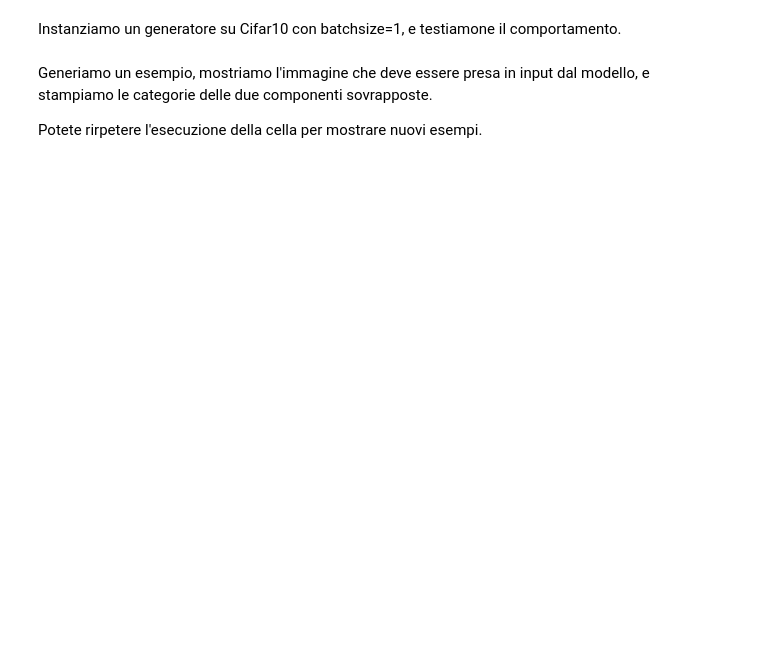
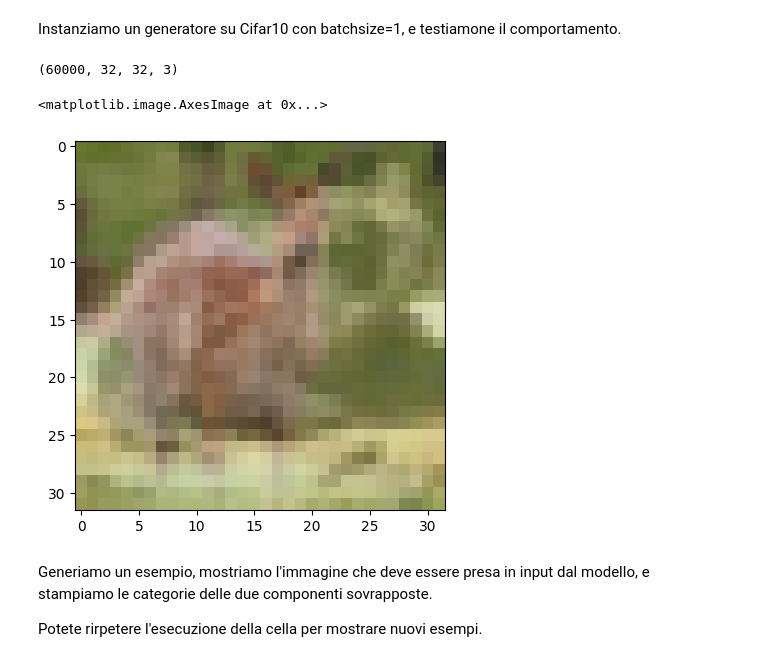
Before and after one commit to leonardo3130/project_AA, a Jupyter notebook: cifar_10_separation.ipynb, the cells around one changed output. Drawn from its saved outputs; the diff is of its cells as text; code cells hidden in the pictures; blank space fills up the shorter version.

```diff
--- a/cifar_10_separation.ipynb
+++ b/cifar_10_separation.ipynb
@@ -79,3 +156,12 @@ datagen = datagenerator(cifar10_x_train_1,cifar10_x_train_2,cifar10_y_train_1,ci
+# %%
+datagen = datagenerator(cifar10_x_train_1,cifar10_x_train_2,cifar10_y_train_1,cifar10_y_train_2,1)
+mini_data_set = np.array([next(datagen)[0] for _ in range(60000)]).reshape(60000,32,32,3)
+print(mini_data_set.shape)
+plt.imshow(mini_data_set[2])
+# %% [output]
+(60000, 32, 32, 3)
+<matplotlib.image.AxesImage at 0x...>
+[figure, added]
 # %% [markdown]
 Generiamo un esempio, mostriamo l'immagine che deve essere presa in input dal modello, e stampiamo le categorie delle due componenti sovrapposte.
 
```
Also changed, not shown: parts of 10 cells of this notebook.
